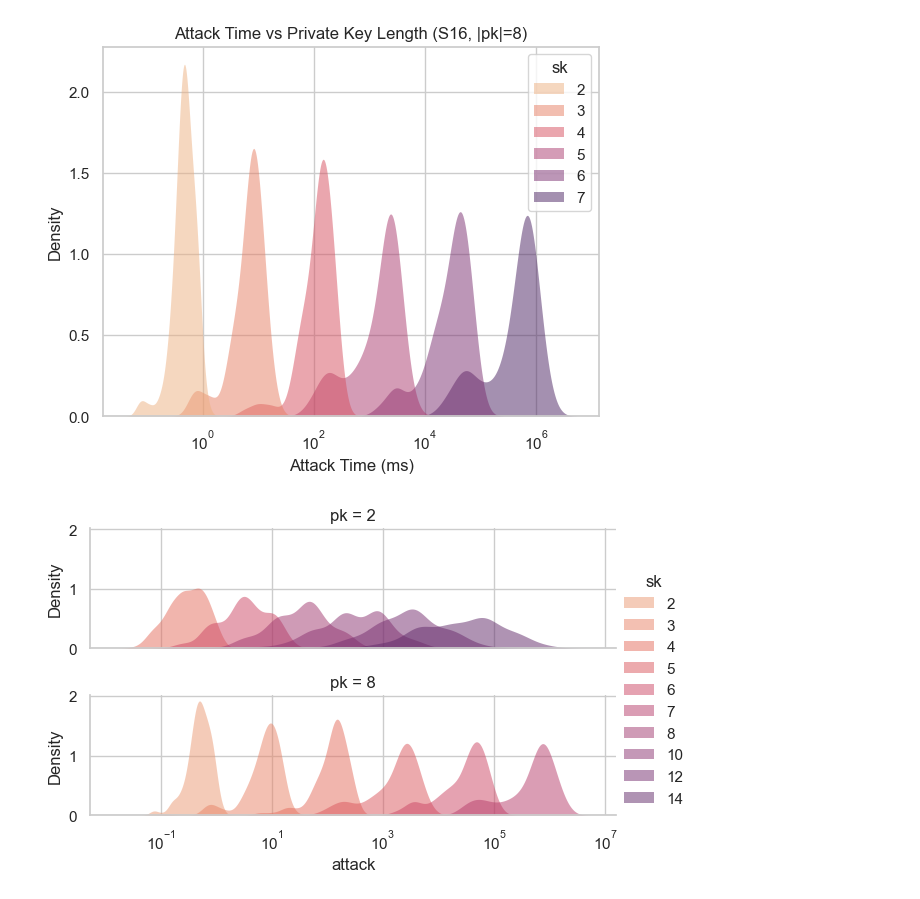
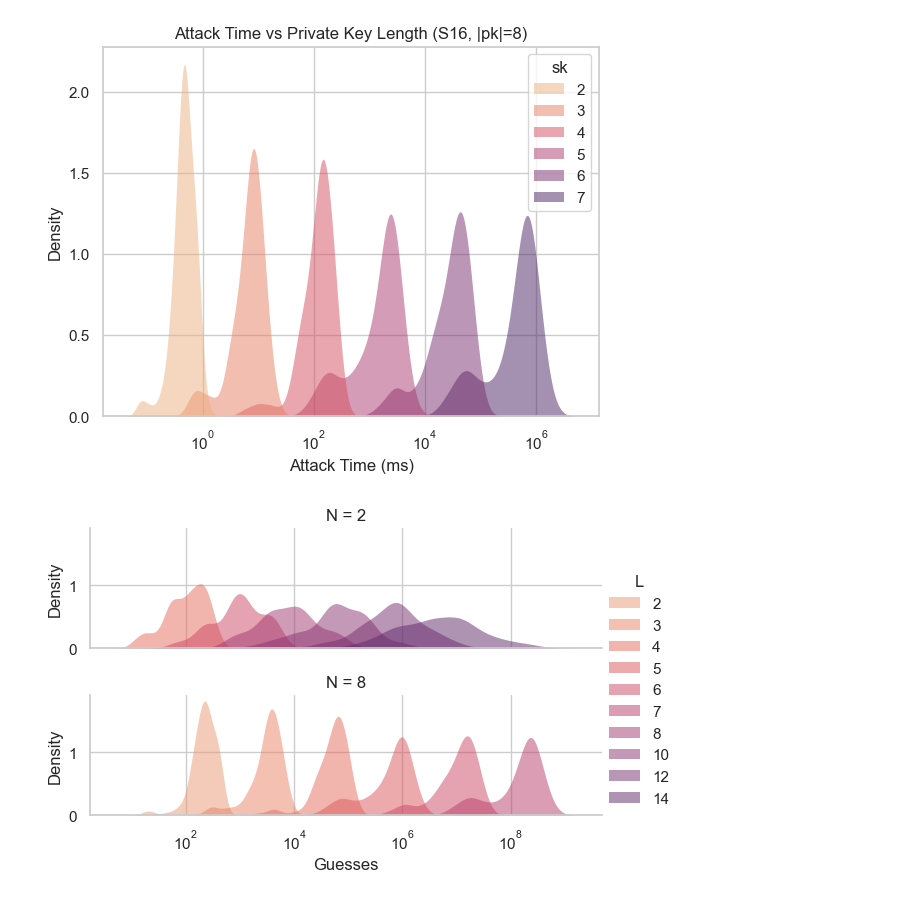
Before and after one commit to reednel/aag, a Jupyter notebook: simulations/ReedGraphs.ipynb, the cells around one changed output. Cells and saved outputs as stored; diff of their text form; code cells hidden in the pictures.

```diff
--- a/simulations/ReedGraphs.ipynb
+++ b/simulations/ReedGraphs.ipynb
@@ -77,9 +77,14 @@ plt.show()
 [figure]
 # %%
 sns.set_theme(style="whitegrid")
-g = sns.FacetGrid(df, row="pk", hue="sk", palette="flare", margin_titles=False, sharex=True, sharey=True, height=2, aspect=3)
-g.map(sns.kdeplot, "attack", fill=True, common_norm=False, alpha=.5,  linewidth=0, log_scale=True)
-g.add_legend()
+df1 = df[(df.group=='S16')]
+g = sns.FacetGrid(df1, row="pk", hue="sk", palette="flare", margin_titles=False, sharex=True, sharey=True, height=2, aspect=3)
+g.map(sns.kdeplot, "guesses", fill=True, common_norm=False, alpha=.5,  linewidth=0, log_scale=True)
+g.axes[0,0].set_title("N = 2")
+g.axes[1,0].set_title("N = 8")
+g.axes[1,0].set_xlabel('Guesses')
+g.add_legend(title="L")
+plt.savefig('../S16-fixed-keyspace.pdf', bbox_inches='tight')
 plt.show()
 # %% [output]
-[figure, old version]
+[figure, new version]
```
Also changed, not shown: parts of 2 cells of this notebook, 1 other file.
